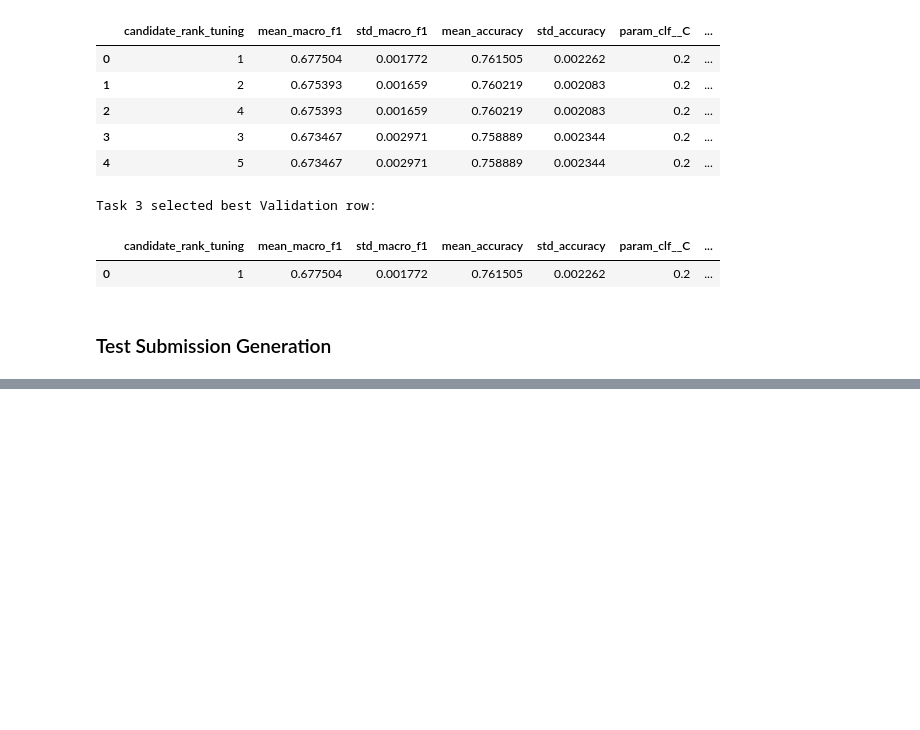
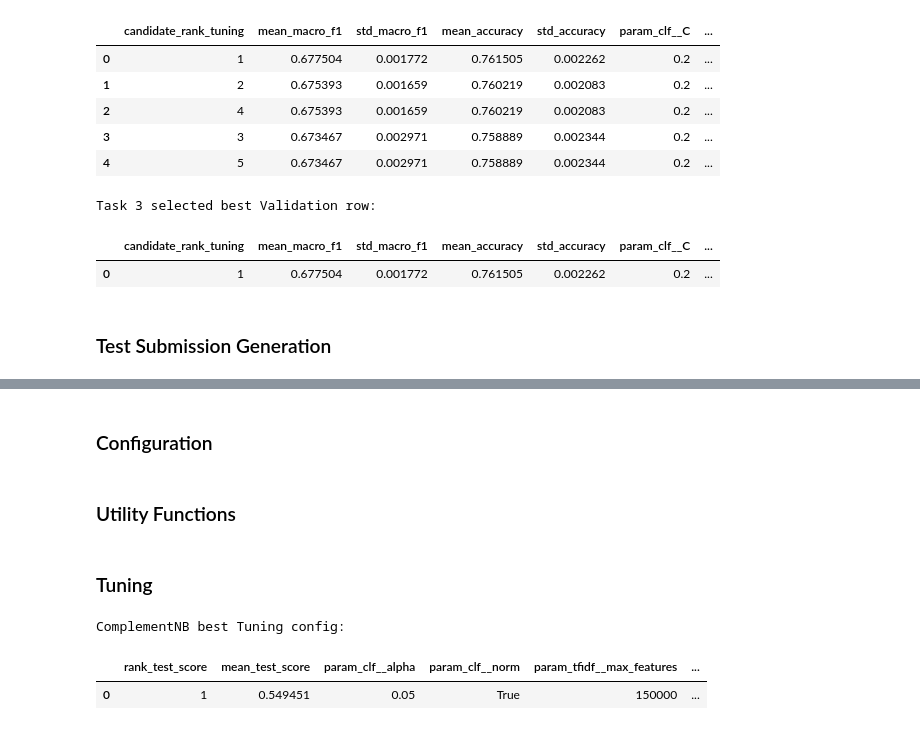
Before and after one commit to ryan-tzw/ml-project, a Jupyter notebook: notebooks/final_submission.ipynb, the cells around one changed output, grey strips where cells are left out. Drawn from its saved outputs; the diff is of its cells as text; code cells hidden in the pictures; blank space fills up the shorter version.

Commit message:
feat(task3): add ComplementNB search workflow and submission

```diff
--- a/notebooks/final_submission.ipynb
+++ b/notebooks/final_submission.ipynb
@@ -938,0 +942,2 @@ if RUN_LINEAR_SVC_SUBMISSION_GENERATION:
+# %% [markdown]
+### Configuration
@@ -938,0 +970,2 @@ if RUN_LINEAR_SVC_SUBMISSION_GENERATION:
+# %% [markdown]
+### Utility Functions
@@ -938,0 +1027,66 @@ if RUN_LINEAR_SVC_SUBMISSION_GENERATION:
+# %% [markdown]
+### Tuning
+# %%
+def run_cnb_tuning(train_df: pd.DataFrame, recompute: bool) -> pd.DataFrame:
+    if not recompute:
+        return pd.read_csv(CNB_TUNING_OUTPUT_PATH)
+
+    X = train_df["cleaned_abstract"].to_numpy(dtype=str)
+    y = train_df["label_id"].to_numpy(dtype=np.int64)
+
+    cv = StratifiedKFold(
+        n_splits=CNB_TUNING_CV_SPLITS,
+        shuffle=True,
+        random_state=RANDOM_STATE,
+    )
+    search = HalvingGridSearchCV(
+        estimator=build_cnb_pipeline(),
+        param_grid=CNB_TUNING_PARAM_GRID,
+        cv=cv,
+        scoring="f1_macro",
+        n_jobs=CNB_N_JOBS,
+        factor=CNB_TUNING_FACTOR,
+        error_score="raise",
+        refit=True,
+    )
+    search.fit(X, y)
+
+    tuning_df = (
+        pd.DataFrame(search.cv_results_)
+        .sort_values(by=["rank_test_score", "mean_test_score"], ascending=[True, False])
+        .reset_index(drop=True)
+    )
+    CNB_OUTPUTS_DIR.mkdir(parents=True, exist_ok=True)
+    tuning_df.to_csv(CNB_TUNING_OUTPUT_PATH, index=False)
+    return tuning_df
+
+
+cnb_tuning_df = run_cnb_tuning(train_df, recompute=RECOMPUTE_CNB_RESULTS)
+
+sort_col = (
+    "rank_test_score"
+    if "rank_test_score" in cnb_tuning_df.columns
+    else "mean_test_score"
+)
+ascending = sort_col == "rank_test_score"
+cnb_best_tuning = cnb_tuning_df.sort_values(by=sort_col, ascending=ascending).head(1)
+
+print("ComplementNB best Tuning config:")
+display(
+    cnb_best_tuning[
+        [
+            sort_col,
+            "mean_test_score",
+            "param_clf__alpha",
+            "param_clf__norm",
+            "param_tfidf__max_features",
+            "param_tfidf__min_df",
+            "param_tfidf__ngram_range",
+            "param_tfidf__sublinear_tf",
+        ]
+    ]
+)
+# %% [output]
+ComplementNB best Tuning config:
+|  | rank_test_score | mean_test_score | param_clf__alpha | param_clf__norm | param_tfidf__max_features | ... |
+| 0 | 1 | 0.549451 | 0.05 | True | 150000 | ... |
```
Also changed, not shown: parts of 8 cells of this notebook, 2 other files.
